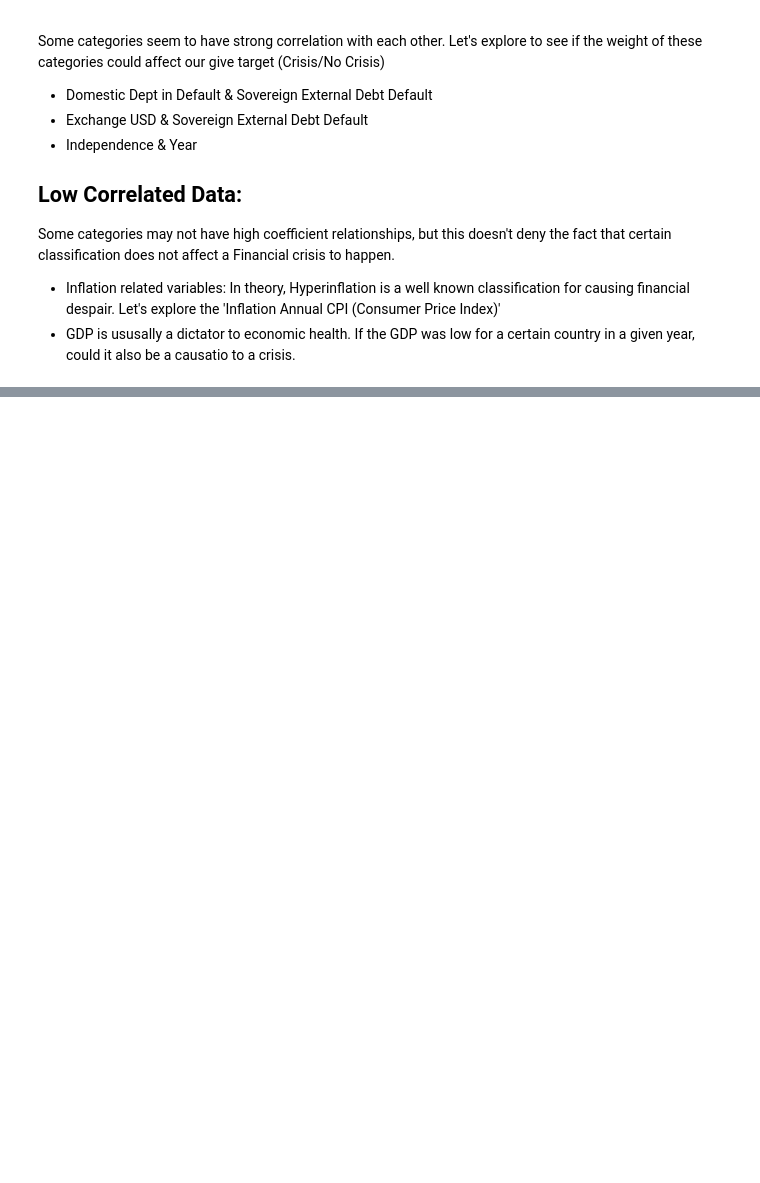
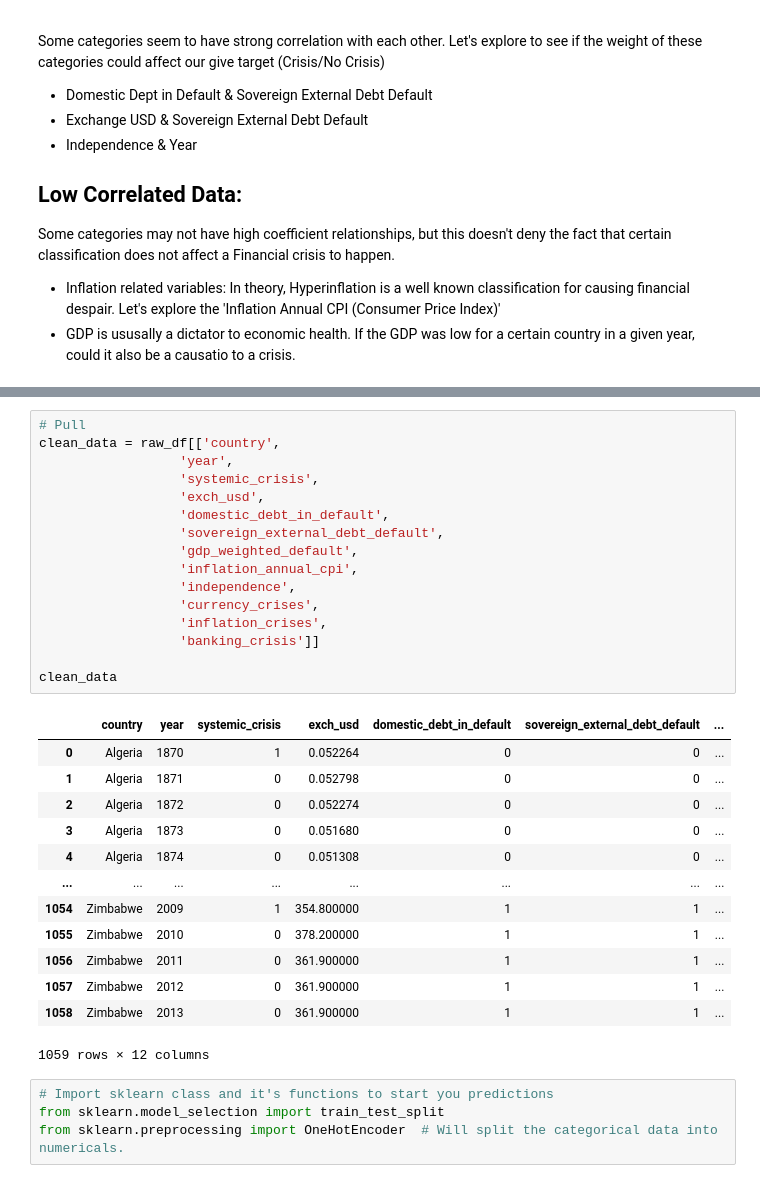
Before and after one commit to LeeBoy-Hmong/MachineLearning, a Jupyter notebook: FinancialCrisis/FinancialAfrica.ipynb, the cells around one changed output, grey strips where cells are left out. Drawn from its saved outputs; the diff is of its cells as text; blank space fills up the shorter version.

```diff
--- a/FinancialCrisis/FinancialAfrica.ipynb
+++ b/FinancialCrisis/FinancialAfrica.ipynb
@@ -210,0 +212,34 @@ display(raw_df.head(50))
+# %%
+# Pull
+clean_data = raw_df[['country',
+                  'year',
+                  'systemic_crisis',
+                  'exch_usd',
+                  'domestic_debt_in_default',
+                  'sovereign_external_debt_default',
+                  'gdp_weighted_default',
+                  'inflation_annual_cpi',
+                  'independence',
+                  'currency_crises',
+                  'inflation_crises',
+                  'banking_crisis']]
+
+clean_data
+# %% [output]
+|  | country | year | systemic_crisis | exch_usd | domestic_debt_in_default | sovereign_external_debt_default | ... |
+| 0 | Algeria | 1870 | 1 | 0.052264 | 0 | 0 | ... |
+| 1 | Algeria | 1871 | 0 | 0.052798 | 0 | 0 | ... |
+| 2 | Algeria | 1872 | 0 | 0.052274 | 0 | 0 | ... |
+| 3 | Algeria | 1873 | 0 | 0.051680 | 0 | 0 | ... |
+| 4 | Algeria | 1874 | 0 | 0.051308 | 0 | 0 | ... |
+| ... | ... | ... | ... | ... | ... | ... | ... |
+| 1054 | Zimbabwe | 2009 | 1 | 354.800000 | 1 | 1 | ... |
+| 1055 | Zimbabwe | 2010 | 0 | 378.200000 | 1 | 1 | ... |
+| 1056 | Zimbabwe | 2011 | 0 | 361.900000 | 1 | 1 | ... |
+| 1057 | Zimbabwe | 2012 | 0 | 361.900000 | 1 | 1 | ... |
+| 1058 | Zimbabwe | 2013 | 0 | 361.900000 | 1 | 1 | ... |
+1059 rows × 12 columns
+# %%
+# Import sklearn class and it's functions to start you predictions
+from sklearn.model_selection import train_test_split
+from sklearn.preprocessing import OneHotEncoder  # Will split the categorical data into numericals.
```
Also changed, not shown: parts of 6 cells of this notebook.
